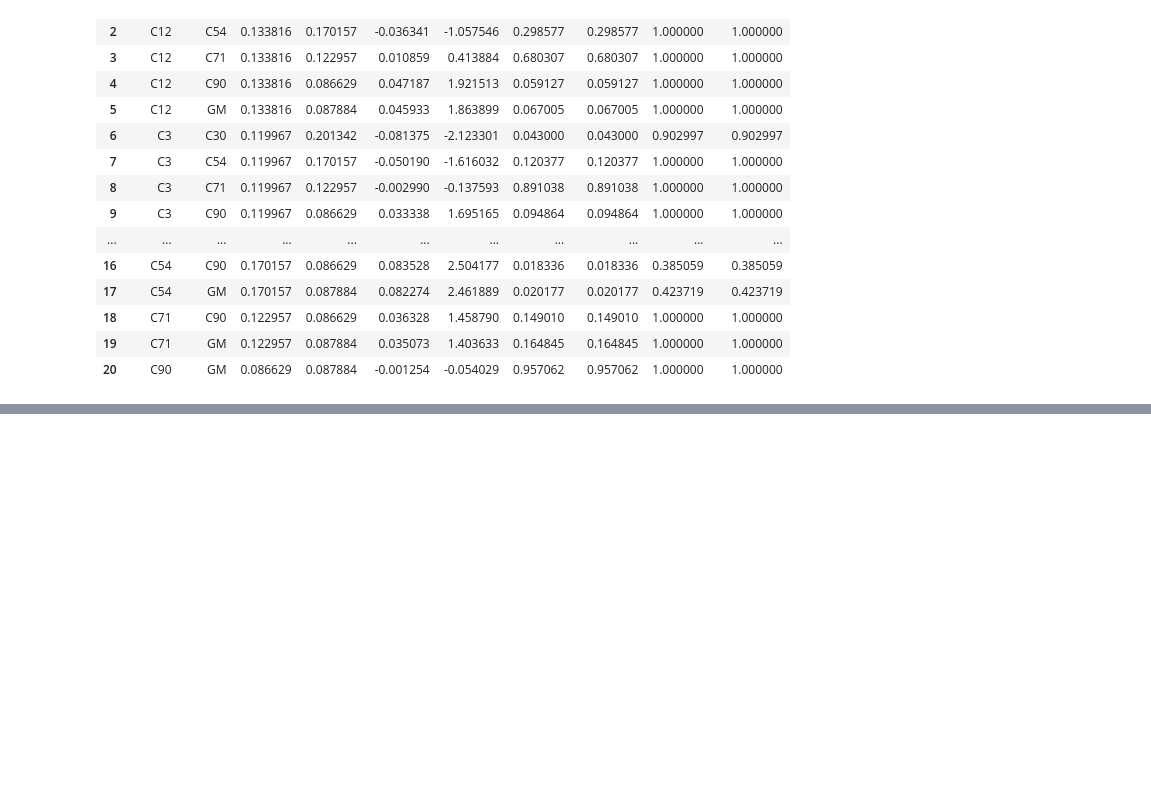
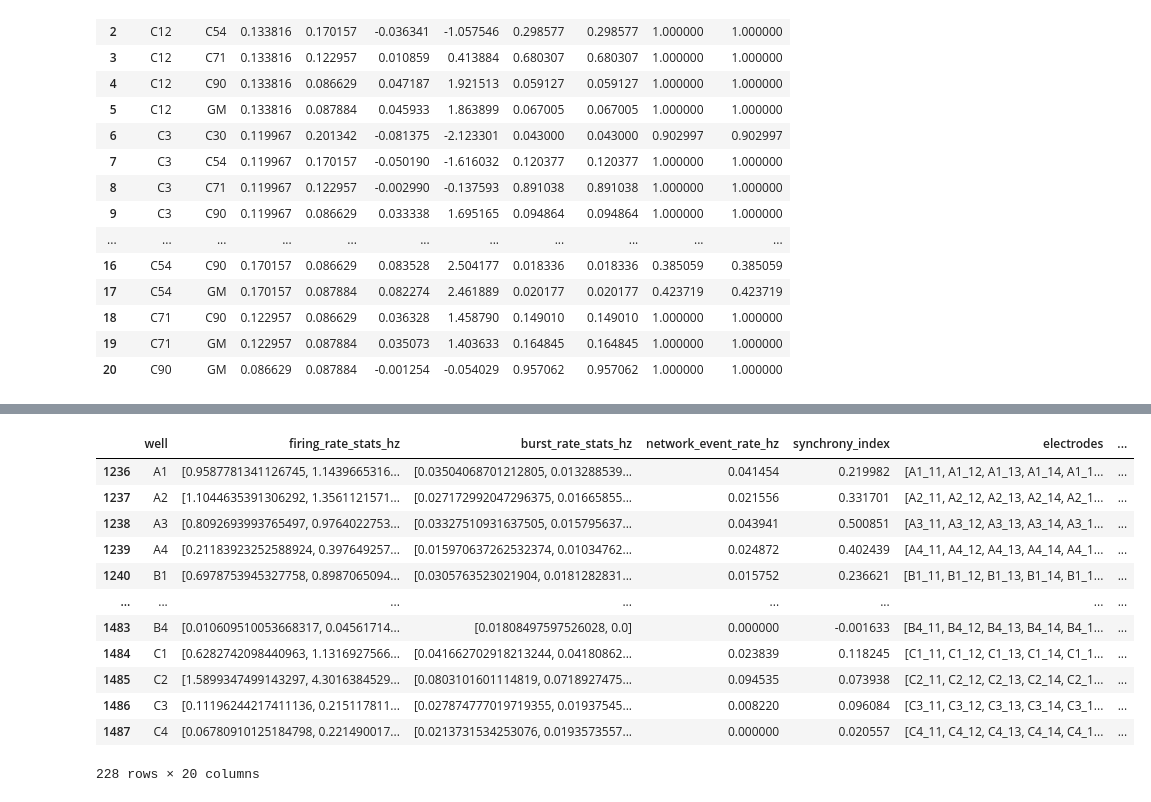
Before and after one commit to bcmartinb/MAOA_project, a Jupyter notebook: spk_burs_net_analysis.ipynb, the cells around one changed output, grey strips where cells are left out. Cells and saved outputs as stored; diff of their text form; code cells hidden in the pictures; blank space fills up the shorter version.

```diff
--- a/spk_burs_net_analysis.ipynb
+++ b/spk_burs_net_analysis.ipynb
@@ -479,0 +497,18 @@ synchrony_stats["Exp3"]["well"]["posthoc"]
+# %%
+df3_clean = df3[df3["recording_date"] != "2025-09-26"]
+# %%
+df3_clean
+# %% [output]
+|  | well | firing_rate_stats_hz | burst_rate_stats_hz | network_event_rate_hz | synchrony_index | electrodes | ... |
+| 1236 | A1 | [0.9587781341126745, 1.1439665316... | [0.03504068701212805, 0.013288539... | 0.041454 | 0.219982 | [A1_11, A1_12, A1_13, A1_14, A1_1... | ... |
+| 1237 | A2 | [1.1044635391306292, 1.3561121571... | [0.027172992047296375, 0.01665855... | 0.021556 | 0.331701 | [A2_11, A2_12, A2_13, A2_14, A2_1... | ... |
+| 1238 | A3 | [0.8092693993765497, 0.9764022753... | [0.03327510931637505, 0.015795637... | 0.043941 | 0.500851 | [A3_11, A3_12, A3_13, A3_14, A3_1... | ... |
+| 1239 | A4 | [0.21183923252588924, 0.397649257... | [0.015970637262532374, 0.01034762... | 0.024872 | 0.402439 | [A4_11, A4_12, A4_13, A4_14, A4_1... | ... |
+| 1240 | B1 | [0.6978753945327758, 0.8987065094... | [0.0305763523021904, 0.0181282831... | 0.015752 | 0.236621 | [B1_11, B1_12, B1_13, B1_14, B1_1... | ... |
+| ... | ... | ... | ... | ... | ... | ... | ... |
+| 1483 | B4 | [0.010609510053668317, 0.04561714... | [0.01808497597526028, 0.0] | 0.000000 | -0.001633 | [B4_11, B4_12, B4_13, B4_14, B4_1... | ... |
+| 1484 | C1 | [0.6282742098440963, 1.1316927566... | [0.041662702918213244, 0.04180862... | 0.023839 | 0.118245 | [C1_11, C1_12, C1_13, C1_14, C1_1... | ... |
+| 1485 | C2 | [1.5899347499143297, 4.3016384529... | [0.0803101601114819, 0.0718927475... | 0.094535 | 0.073938 | [C2_11, C2_12, C2_13, C2_14, C2_1... | ... |
+| 1486 | C3 | [0.11196244217411136, 0.215117811... | [0.027874777019719355, 0.01937545... | 0.008220 | 0.096084 | [C3_11, C3_12, C3_13, C3_14, C3_1... | ... |
+| 1487 | C4 | [0.06780910125184798, 0.221490017... | [0.0213731534253076, 0.0193573557... | 0.000000 | 0.020557 | [C4_11, C4_12, C4_13, C4_14, C4_1... | ... |
+228 rows × 20 columns
```
Also changed, not shown: parts of 3 cells of this notebook.
